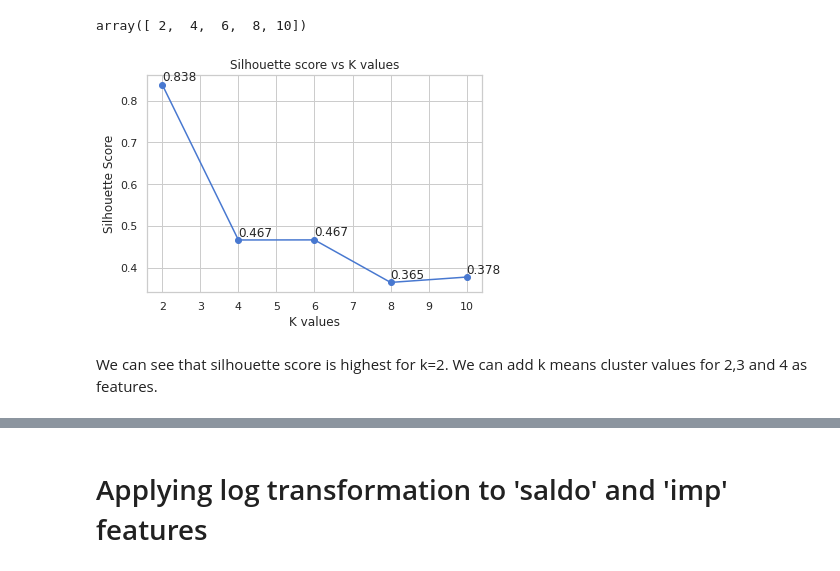
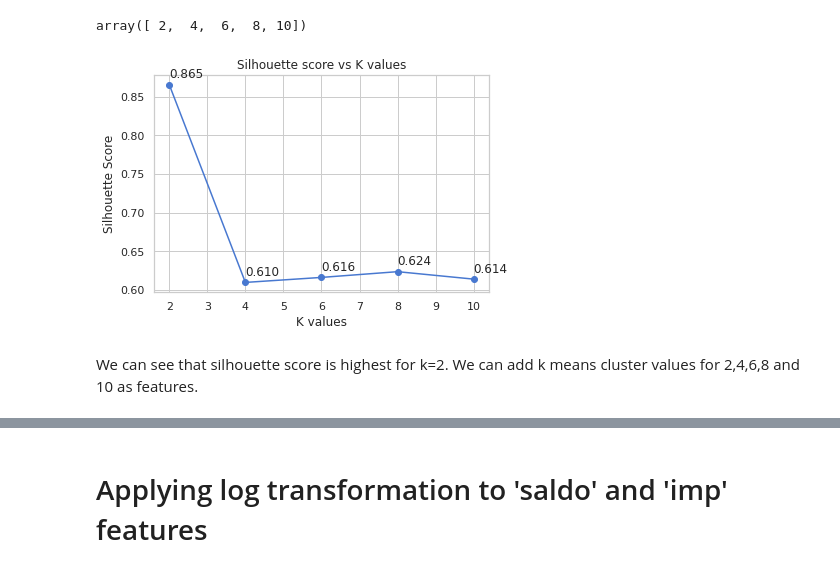
Before and after one commit to agno-nymous/Santander-Customer-Satisfaction, a Jupyter notebook: Feature_Engineering.ipynb, the cells around one changed output, grey strips where cells are left out. Drawn from its saved outputs; the diff is of its cells as text; code cells hidden in the pictures.

```diff
--- a/Feature_Engineering.ipynb
+++ b/Feature_Engineering.ipynb
@@ -113,7 +114,7 @@ k
 # %% [output]
 array([ 2,  4,  6,  8, 10])
 # %%
-X =X_train.drop('TARGET',axis=1)
+X =X_train.drop(['TARGET','ID'],axis=1)
 sil_score = []
 sse = []
 for i in tqdm(k):
@@ -125,14 +126,14 @@ for i in tqdm(k):
 # %%
 plt.title('Silhouette score vs K values')
 sns.lineplot(x=k,y=sil_score)
 plt.scatter(x=k,y=sil_score)
-for i, txt in enumerate(range(len(sil_score))):
-    plt.annotate("%.3f"%(sil_score[i]), (k[i], sil_score[i]+0.009))
+for i, score in enumerate(sil_score):
+    plt.annotate("%.3f"%(score), (k[i], score+0.009))
 plt.xlabel('K values')
 plt.ylabel('Silhouette Score')
 plt.show()
 # %% [output]
-[figure, old version]
+[figure, new version]
 # %% [markdown]
-We can see that silhouette score is highest for k=2. We can add k means cluster values for 2,3 and 4 as features.
+We can see that silhouette score is highest for k=2. We can add k means cluster values for 2,4,6,8 and 10 as features.
 # %%
```
Also changed, not shown: parts of 33 cells of this notebook.
